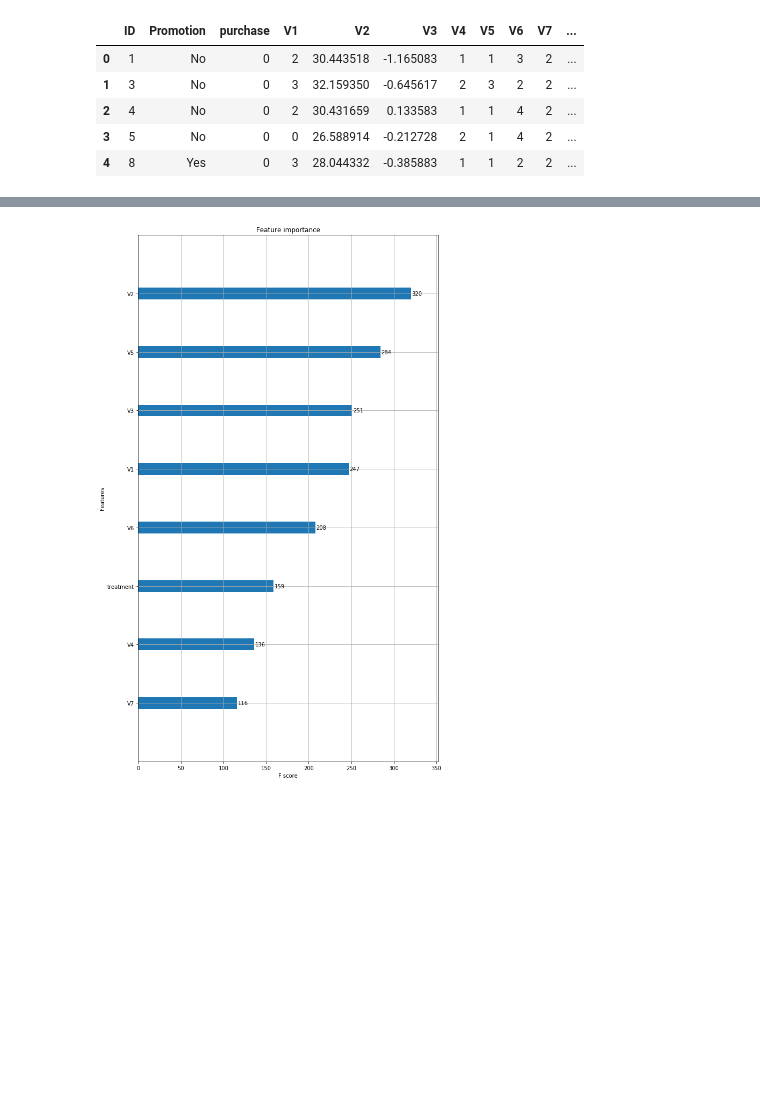
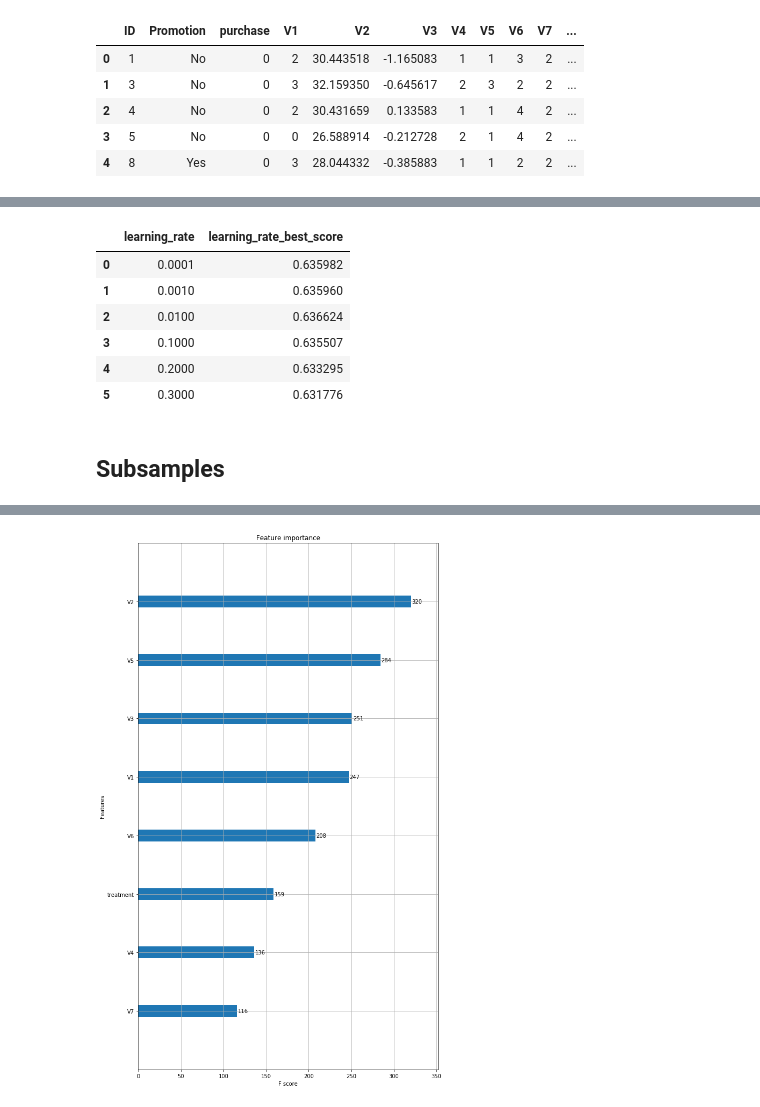
Before and after one commit to ygcahyono/dataScienceRecords, a Jupyter notebook: nano_degree/incremental_modelling/Starbucks.ipynb, the cells around one changed output, grey strips where cells are left out. Saved outputs shown, nothing was run; the diff lists cells and outputs as text; code cells hidden in the pictures; blank space fills up the shorter version.

```diff
--- a/nano_degree/incremental_modelling/Starbucks.ipynb
+++ b/nano_degree/incremental_modelling/Starbucks.ipynb
@@ -243,7 +244,7 @@ X_train_upsamp = pd.DataFrame(X_train_upsamp, columns=features)
 
 Y_train_upsamp = pd.Series(Y_train_upsamp)
 # %%
-eval_set = [(X_train_upsamp, Y_train_upsamp), (X_valid, Y_valid)]
+eval_set = [(X_train, Y_train), (X_valid, Y_valid)]
 model = xgb.XGBClassifier(learning_rate = 0.1,\
                                   max_depth = 7,\
                                   min_child_weight = 5,\
@@ -279,0 +390,25 @@ XGBClassifier(base_score=0.5, booster='gbtree', colsample_bylevel=1,
+# %%
+lr_bestscore=[]
+
+for l in learning_rate:
+
+    eval_set = [(X_train_upsamp, Y_train_upsamp), (X_valid, Y_valid)]
+    model = xgb.XGBClassifier(silent=True,
+                          scale_pos_weight=1,
+                          learning_rate=l,
+                          colsample_bytree = 0.4,
+                          subsample = 0.8,
+                          objective='binary:logistic',
+                          n_estimators=1000,
+                          reg_alpha = 0.3,
+                          max_depth=4,
+                          gamma=10,
+                          n_jobs=-1)
+    model.fit(X_train_upsamp, Y_train_upsamp, eval_set=eval_set,\
+                        eval_metric="auc", verbose=True, early_stopping_rounds=30)
+
+    learning_rate_best_score= model.best_score
+    lr_bestscore.append(learning_rate_best_score)
+
+lr_df= pd.DataFrame({'learning_rate':learning_rate,
+             'learning_rate_best_score':lr_bestscore})
@@ -279,0 +433,12 @@ XGBClassifier(base_score=0.5, booster='gbtree', colsample_bylevel=1,
+# %%
+lr_df
+# %% [output]
+|  | learning_rate | learning_rate_best_score |
+| 0 | 0.0001 | 0.635982 |
+| 1 | 0.0010 | 0.635960 |
+| 2 | 0.0100 | 0.636624 |
+| 3 | 0.1000 | 0.635507 |
+| 4 | 0.2000 | 0.633295 |
+| 5 | 0.3000 | 0.631776 |
+# %% [markdown]
+## Subsamples
```
Also changed, not shown: parts of 29 cells of this notebook, 1 other file.
